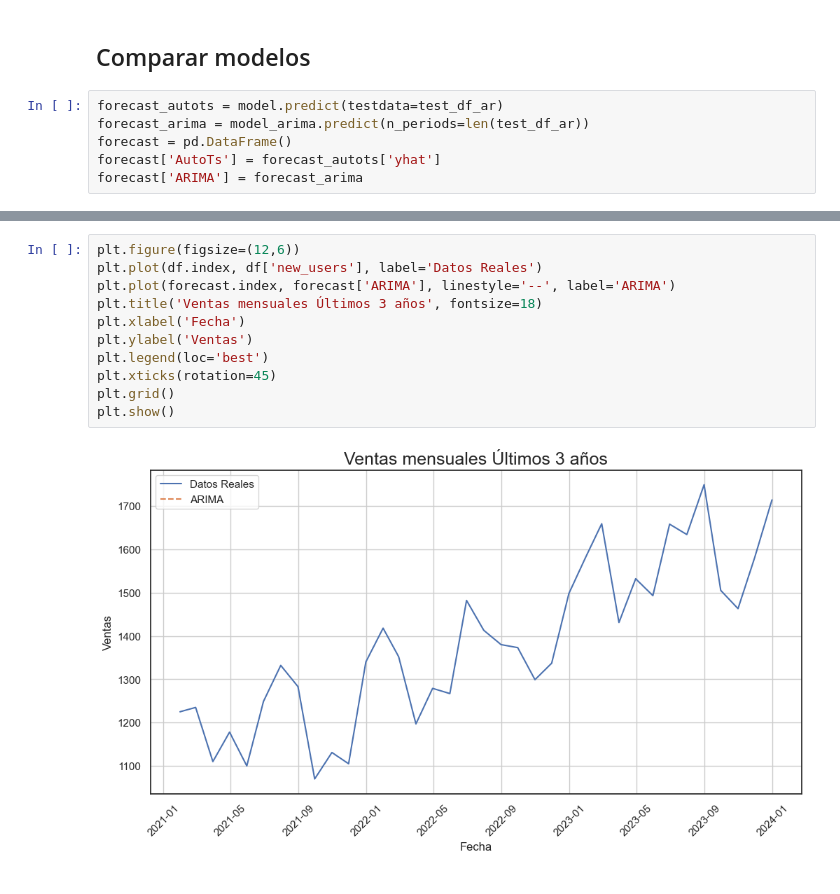
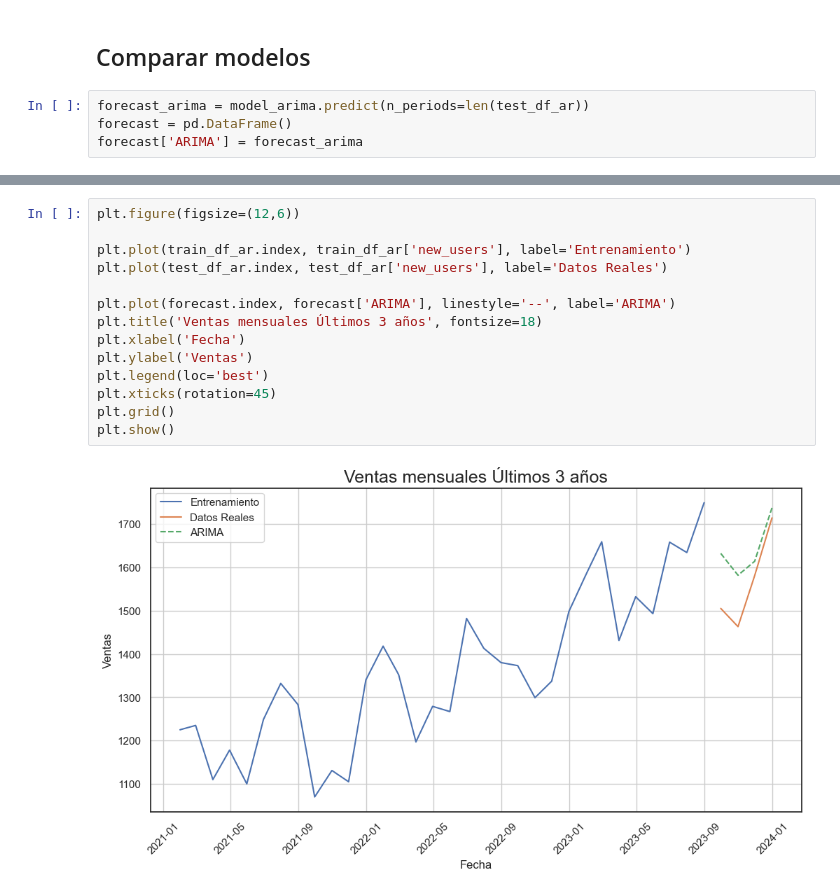
Before and after one commit to LuisMB09/lab_analisis_datos, a Jupyter notebook: examen-2do-parcial.ipynb, the cells around one changed output, grey strips where cells are left out. Drawn from its saved outputs; the diff is of its cells as text.

```diff
--- a/examen-2do-parcial.ipynb
+++ b/examen-2do-parcial.ipynb
@@ -320,8 +364,6 @@ Total fit time: 1.687 seconds
 # %% [markdown]
 ## Comparar modelos
 # %%
-forecast_autots = model.predict(testdata=test_df_ar)
 forecast_arima = model_arima.predict(n_periods=len(test_df_ar))
 forecast = pd.DataFrame()
-forecast['AutoTs'] = forecast_autots['yhat']
 forecast['ARIMA'] = forecast_arima
@@ -331,13 +378,16 @@ Building Forecast dataframe. Forecast Period = 4
 # %%
 plt.figure(figsize=(12,6))
-plt.plot(df.index, df['new_users'], label='Datos Reales')
+
+plt.plot(train_df_ar.index, train_df_ar['new_users'], label='Entrenamiento')
+plt.plot(test_df_ar.index, test_df_ar['new_users'], label='Datos Reales')
+
 plt.plot(forecast.index, forecast['ARIMA'], linestyle='--', label='ARIMA')
 plt.title('Ventas mensuales Últimos 3 años', fontsize=18)
 plt.xlabel('Fecha')
 plt.ylabel('Ventas')
 plt.legend(loc='best')
 plt.xticks(rotation=45)
 plt.grid()
 plt.show()
 # %% [output]
-[figure, old version]
+[figure, new version]
```
Also changed, not shown: parts of 8 cells of this notebook.
